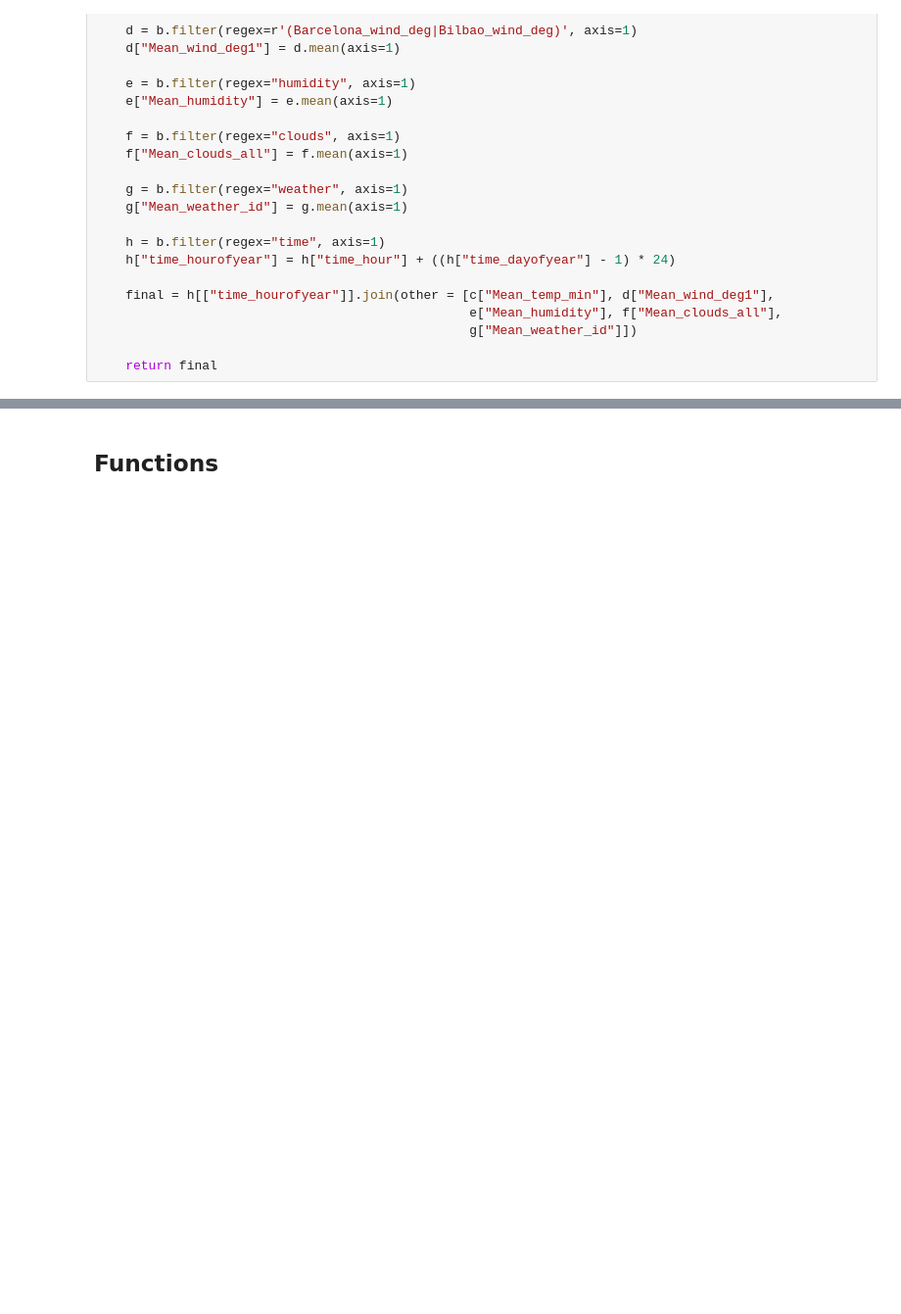
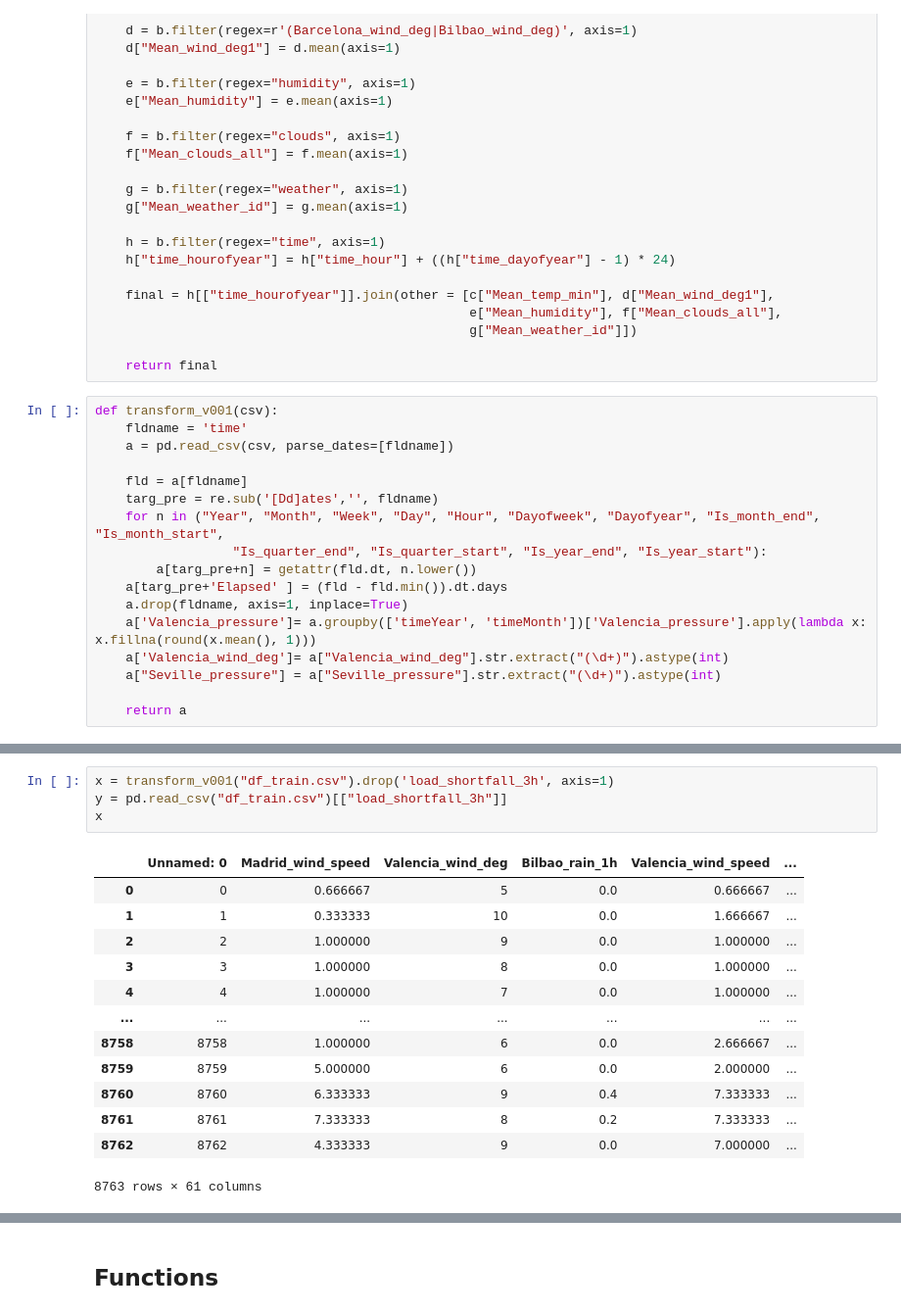
Before and after one commit to toarstn92/Spain_Electricity_Shortfall_Challenge_Team_ZF1, a Jupyter notebook: 1_EDA_and_Data_Engineering_and_Model_Creation/kaggle.ipynb, the cells around one changed output, grey strips where cells are left out. Shown: that part at 98% size. Drawn from its saved outputs; the diff is of its cells as text; blank space fills up the shorter version.

```diff
--- a/1_EDA_and_Data_Engineering_and_Model_Creation/kaggle.ipynb
+++ b/1_EDA_and_Data_Engineering_and_Model_Creation/kaggle.ipynb
@@ -223,3 +225,20 @@ def transform_HofY(csv):
                                                  g["Mean_weather_id"]])
 
     return final
+# %%
+def transform_v001(csv):
+    fldname = 'time'
+    a = pd.read_csv(csv, parse_dates=[fldname])
+
+    fld = a[fldname]
+    targ_pre = re.sub('[Dd]ates','', fldname)
+    for n in ("Year", "Month", "Week", "Day", "Hour", "Dayofweek", "Dayofyear", "Is_month_end", "Is_month_start",
+                  "Is_quarter_end", "Is_quarter_start", "Is_year_end", "Is_year_start"):
+        a[targ_pre+n] = getattr(fld.dt, n.lower())
+    a[targ_pre+'Elapsed' ] = (fld - fld.min()).dt.days
+    a.drop(fldname, axis=1, inplace=True)
+    a['Valencia_pressure']= a.groupby(['timeYear', 'timeMonth'])['Valencia_pressure'].apply(lambda x: x.fillna(round(x.mean(), 1)))
+    a['Valencia_wind_deg']= a["Valencia_wind_deg"].str.extract("(\d+)").astype(int)
+    a["Seville_pressure"] = a["Seville_pressure"].str.extract("(\d+)").astype(int)
+
+    return a
@@ -225,0 +267,18 @@ def transform_HofY(csv):
+# %%
+x = transform_v001("df_train.csv").drop('load_shortfall_3h', axis=1)
+y = pd.read_csv("df_train.csv")[["load_shortfall_3h"]]
+x
+# %% [output]
+|  | Unnamed: 0 | Madrid_wind_speed | Valencia_wind_deg | Bilbao_rain_1h | Valencia_wind_speed | ... |
+| 0 | 0 | 0.666667 | 5 | 0.0 | 0.666667 | ... |
+| 1 | 1 | 0.333333 | 10 | 0.0 | 1.666667 | ... |
+| 2 | 2 | 1.000000 | 9 | 0.0 | 1.000000 | ... |
+| 3 | 3 | 1.000000 | 8 | 0.0 | 1.000000 | ... |
+| 4 | 4 | 1.000000 | 7 | 0.0 | 1.000000 | ... |
+| ... | ... | ... | ... | ... | ... | ... |
+| 8758 | 8758 | 1.000000 | 6 | 0.0 | 2.666667 | ... |
+| 8759 | 8759 | 5.000000 | 6 | 0.0 | 2.000000 | ... |
+| 8760 | 8760 | 6.333333 | 9 | 0.4 | 7.333333 | ... |
+| 8761 | 8761 | 7.333333 | 8 | 0.2 | 7.333333 | ... |
+| 8762 | 8762 | 4.333333 | 9 | 0.0 | 7.000000 | ... |
+8763 rows × 61 columns
```
Also changed, not shown: parts of 17 cells of this notebook, 2 other files.
